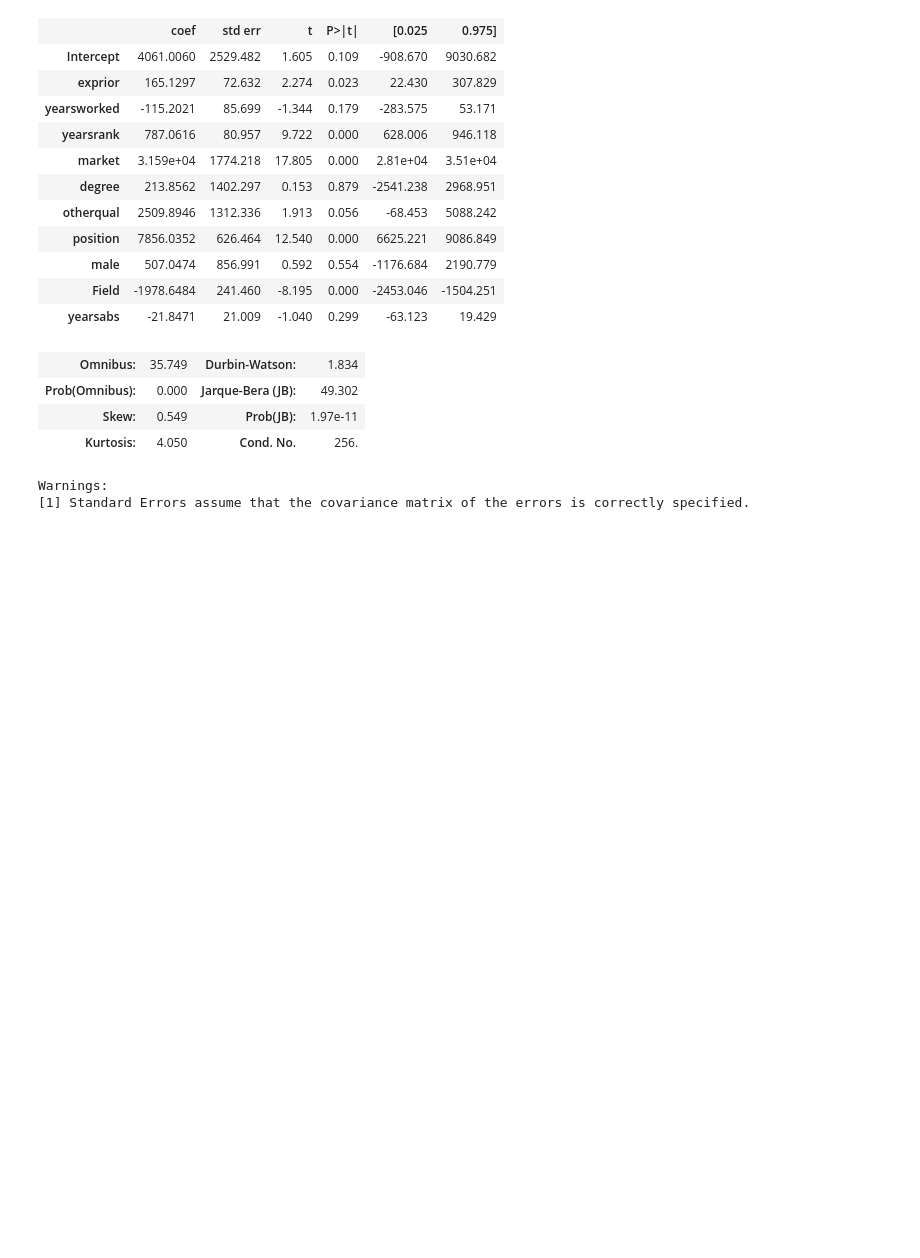
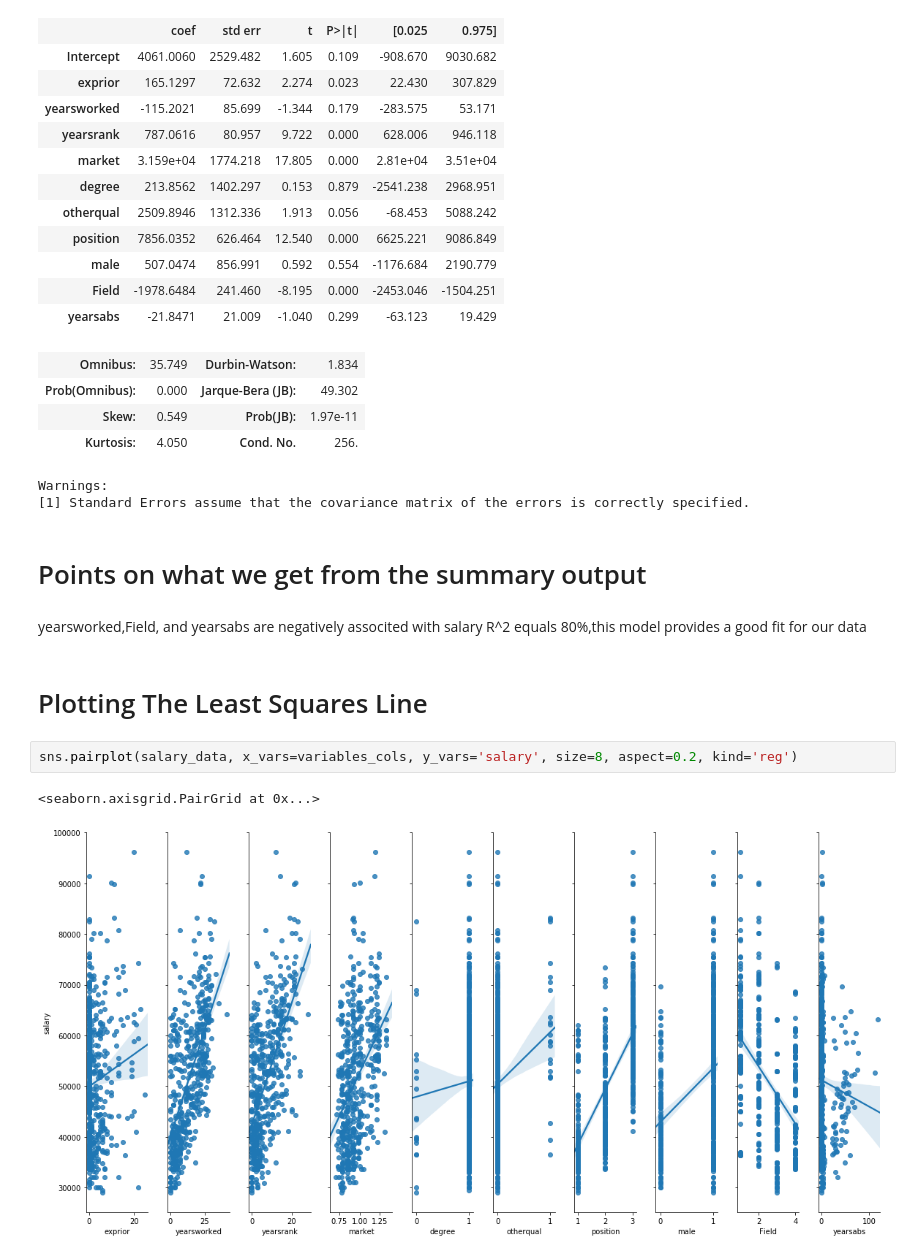
Before and after one commit to nomfund/Multi_reg, a Jupyter notebook: Multi_reg.ipynb, the cells around one changed output. Saved outputs shown, nothing was run; the diff lists cells and outputs as text; blank space fills up the shorter version.

Commit message:
added plots

```diff
--- a/Multi_reg.ipynb
+++ b/Multi_reg.ipynb
@@ -117,3 +117,15 @@ OLS Regression Results
 | Kurtosis: | 4.050 | Cond. No. | 256. |
 Warnings:
 [1] Standard Errors assume that the covariance matrix of the errors is correctly specified.
+# %% [markdown]
+# Points on what we get from the summary output
+# %% [markdown]
+yearsworked,Field, and yearsabs are negatively associted with salary
+R^2 equals 80%,this model provides a good fit for our data
+# %% [markdown]
+# Plotting The Least Squares Line
+# %%
+sns.pairplot(salary_data, x_vars=variables_cols, y_vars='salary', size=8, aspect=0.2, kind='reg')
+# %% [output]
+<seaborn.axisgrid.PairGrid at 0x...>
+[figure, added]
```
